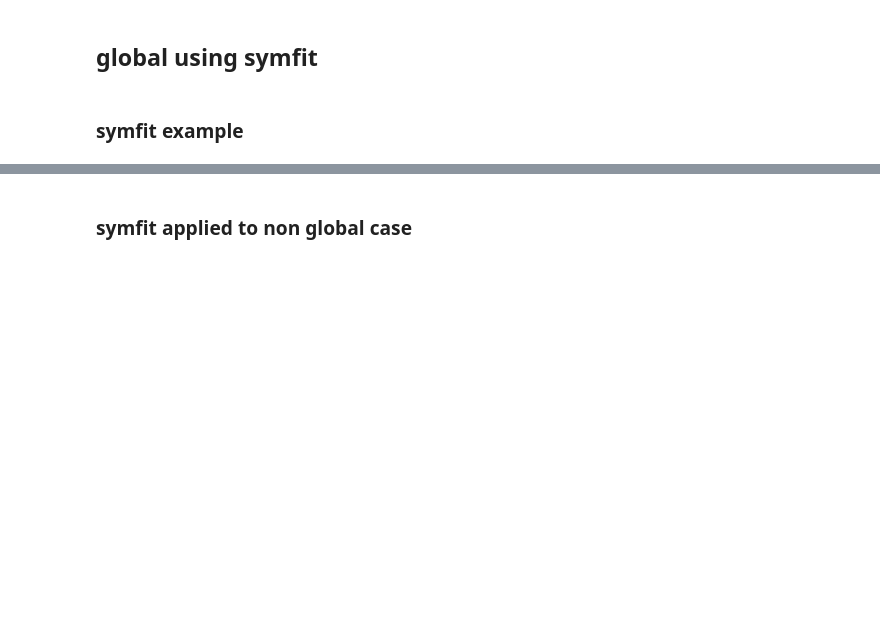
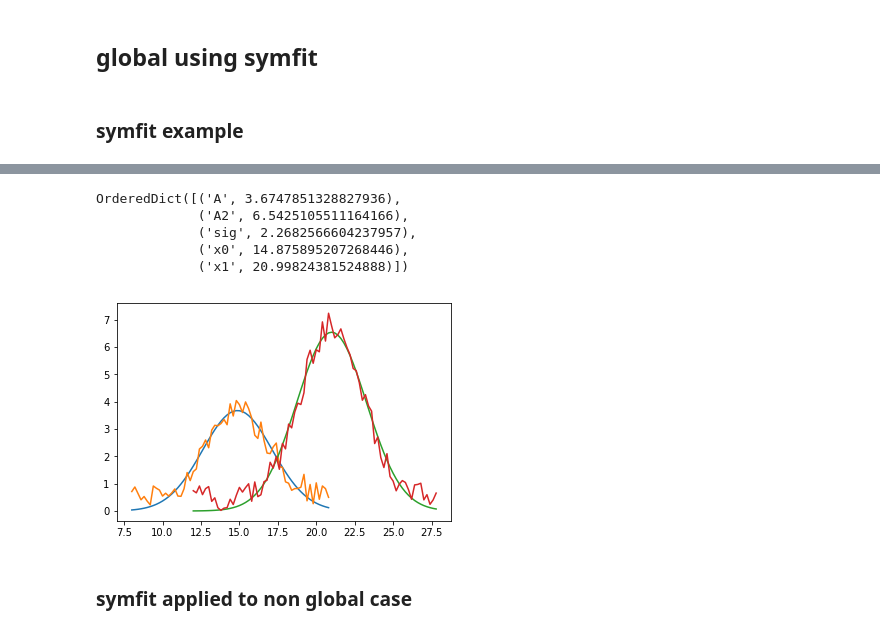
Before and after one commit to sioan/softXRayDataAndControls, a Jupyter notebook: experimentSpecificFiles/sxri0414/pump_probe_sim.ipynb, the cells around one changed output, grey strips where cells are left out. Drawn from its saved outputs; the diff is of its cells as text; code cells hidden in the pictures; blank space fills up the shorter version.

```diff
--- a/experimentSpecificFiles/sxri0414/pump_probe_sim.ipynb
+++ b/experimentSpecificFiles/sxri0414/pump_probe_sim.ipynb
@@ -127,3 +138,38 @@ plt.show()
+# %%
+A = symfit.Parameter(name='A',value=4)
+A2 = symfit.Parameter(name='A2',value=4)
+sig = symfit.Parameter(name='sig',value=4)
+x0 = symfit.Parameter(name='x0',value=14)
+x1 = symfit.Parameter(name='x1',value=22)
+x, y = symfit.variables('x, y')
+x2, y2 = symfit.variables('x2, y2')
+# %%
+model =symfit.Model({y: A * symfit.exp(-(x0 - x)**2/(2 * sig**2)),
+                     y2: A2 * symfit.exp(-(x1 - x2)**2/(2 * sig**2))})
+# %%
+fit = symfit.Fit(model, x=xdata, y=ydata,x2=xdata2,y2=ydata2)
+fit_result = fit.execute()
+# %%
+fit_result.params
+# %% [output]
+OrderedDict([('A', 3.6747851328827936),
+             ('A2', 6.5425105511164166),
+             ('sig', 2.2682566604237957),
+             ('x0', 14.875895207268446),
+             ('x1', 20.99824381524888)])
+# %%
+y_predict = model(x=xdata,x2=xdata2, **fit_result.params)
+# %%
+plt.plot(xdata,y_predict.y)
+plt.plot(xdata,ydata)
+
+plt.plot(xdata2,y_predict.y2)
+plt.plot(xdata2,ydata2)
+
+#plt.plot(y,xdata)
+plt.show()
+# %% [output]
+[figure, added]
 # %% [markdown]
 ### symfit applied to non global case
 # %%
```
Also changed, not shown: parts of 15 cells of this notebook.
